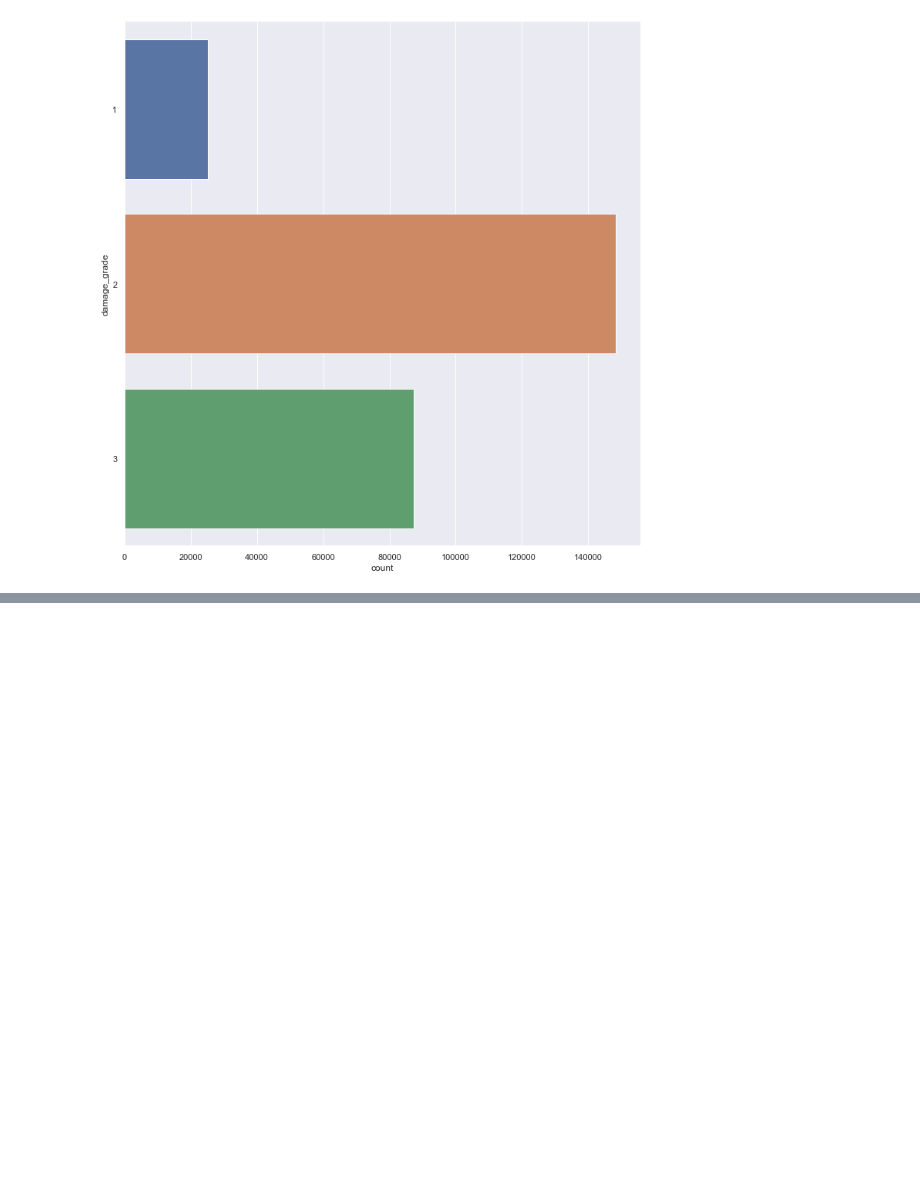
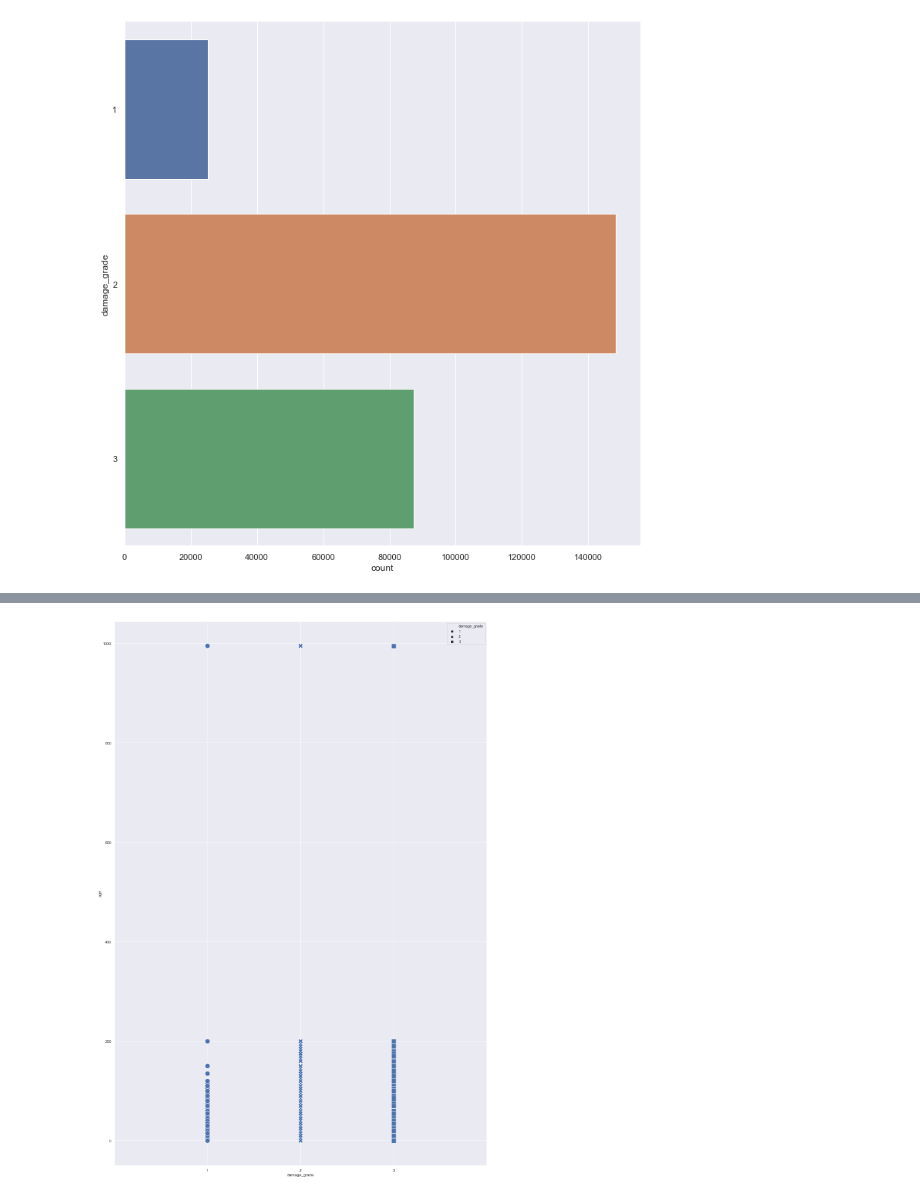
Before and after one commit to jshah39/DataSci, a Jupyter notebook: src/earthquake_shah.ipynb, the cells around one changed output, grey strips where cells are left out. Saved outputs shown, nothing was run; the diff lists cells and outputs as text; code cells hidden in the pictures; blank space fills up the shorter version.

```diff
--- a/src/earthquake_shah.ipynb
+++ b/src/earthquake_shah.ipynb
@@ -82,0 +93,13 @@ sb.catplot(y = "damage_grade", data = combined_data, kind = "count",height=10)
+# %%
+fig, ax = plt.subplots()
+fig.set_size_inches(20, 30)
+sb.scatterplot(x="damage_grade", y= "age",data =combined_data, style = "damage_grade", s=200)
+ax.set_xlim(0,4)
+ax.set_xticks(range(1,4))
+plt.show()
+
+
+#https://stackoverflow.com/questions/54822884/how-to-change-the-x-axis-range-in-seaborn-in-python
+#https://stackoverflow.com/questions/31594549/how-do-i-change-the-figure-size-for-a-seaborn-plot
+# %% [output]
+[figure, added]
```
Also changed, not shown: parts of 2 cells of this notebook.
